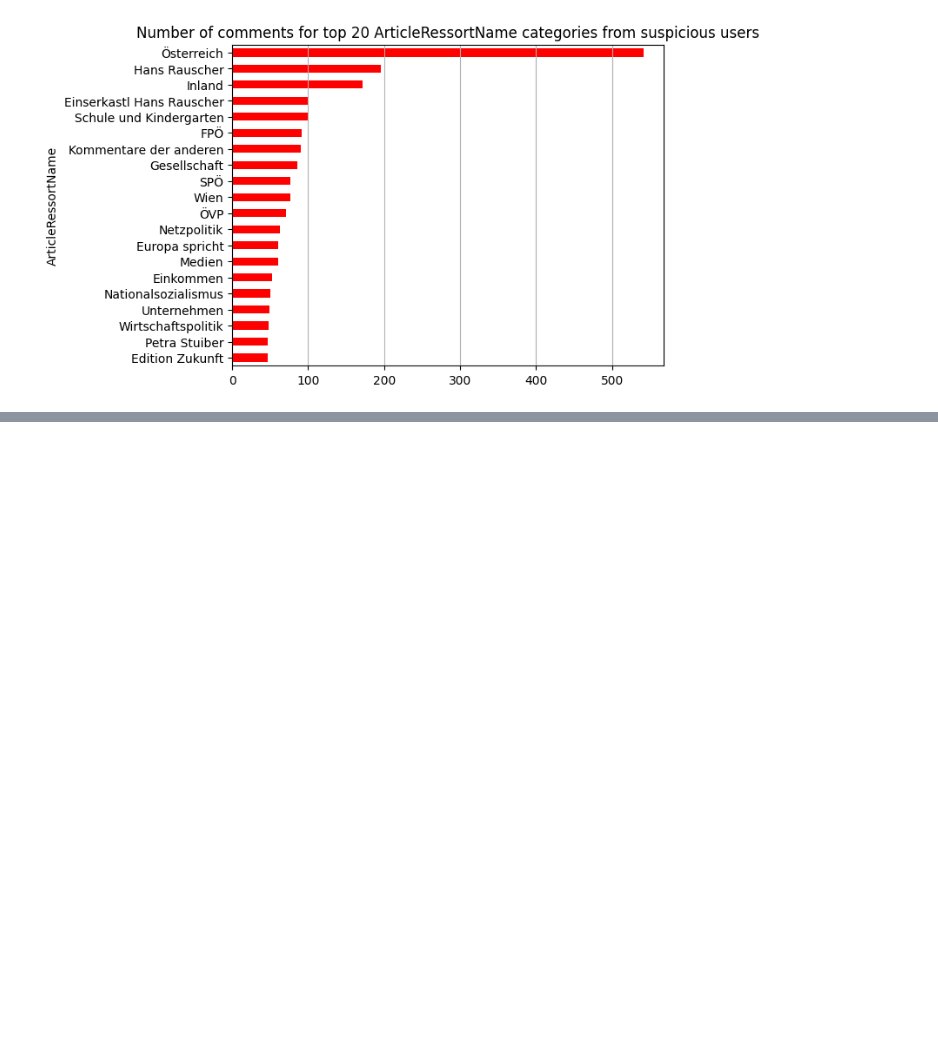
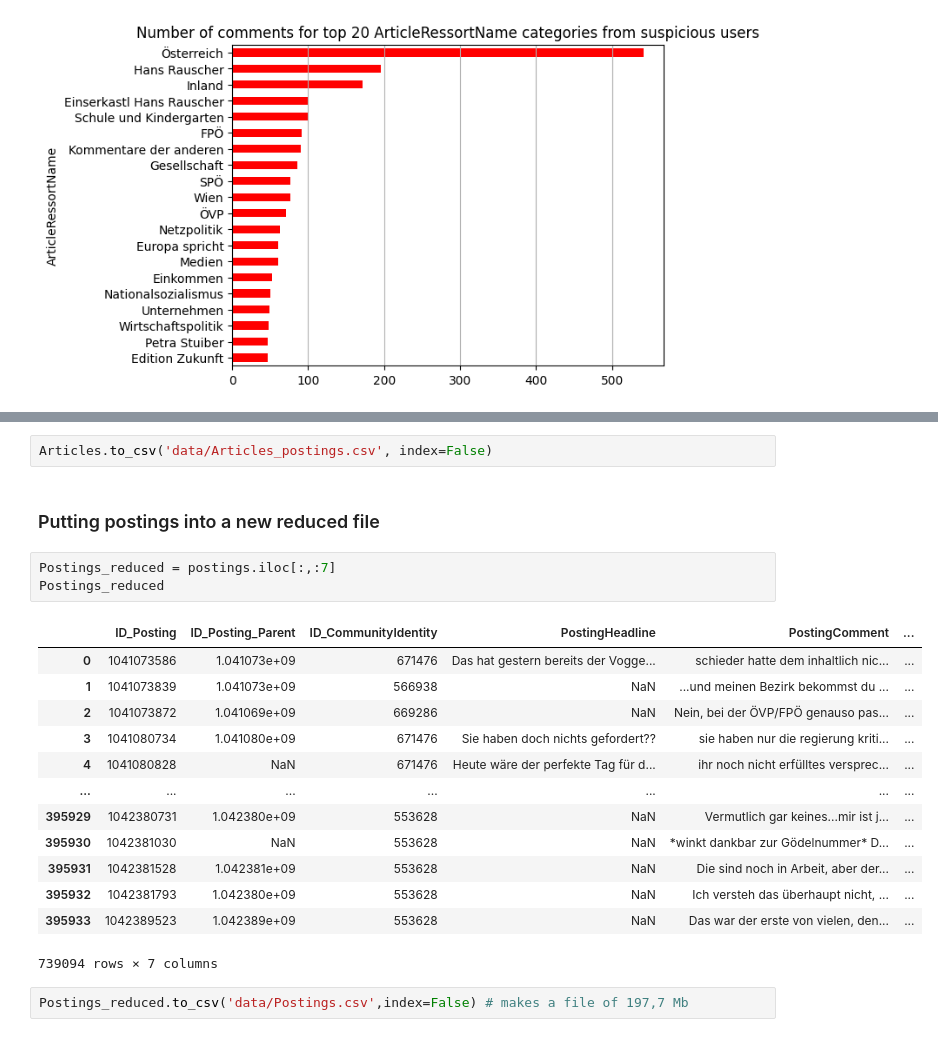
Before and after one commit to RomanGrebnev/sna_link_prediction, a Jupyter notebook: notebooks/emile_data_exploration_postings.ipynb, the cells around one changed output, grey strips where cells are left out. Cells and saved outputs as stored; diff of their text form; blank space fills up the shorter version.

Commit message:
More data exploration

```diff
--- a/notebooks/emile_data_exploration_postings.ipynb
+++ b/notebooks/emile_data_exploration_postings.ipynb
@@ -231,0 +259,23 @@ plt.show()
+# %%
+Articles.to_csv('data/Articles_postings.csv', index=False)
+# %% [markdown]
+### Putting postings into a new reduced file
+# %%
+Postings_reduced = postings.iloc[:,:7]
+Postings_reduced
+# %% [output]
+|  | ID_Posting | ID_Posting_Parent | ID_CommunityIdentity | PostingHeadline | PostingComment | ... |
+| 0 | 1041073586 | 1.041073e+09 | 671476 | Das hat gestern bereits der Vogge... | schieder hatte dem inhaltlich nic... | ... |
+| 1 | 1041073839 | 1.041073e+09 | 566938 | NaN | ...und meinen Bezirk bekommst du ... | ... |
+| 2 | 1041073872 | 1.041069e+09 | 669286 | NaN | Nein, bei der ÖVP/FPÖ genauso pas... | ... |
+| 3 | 1041080734 | 1.041080e+09 | 671476 | Sie haben doch nichts gefordert?? | sie haben nur die regierung kriti... | ... |
+| 4 | 1041080828 | NaN | 671476 | Heute wäre der perfekte Tag für d... | ihr noch nicht erfülltes versprec... | ... |
+| ... | ... | ... | ... | ... | ... | ... |
+| 395929 | 1042380731 | 1.042380e+09 | 553628 | NaN | Vermutlich gar keines...mir ist j... | ... |
+| 395930 | 1042381030 | NaN | 553628 | NaN | *winkt dankbar zur Gödelnummer* D... | ... |
+| 395931 | 1042381528 | 1.042381e+09 | 553628 | NaN | Die sind noch in Arbeit, aber der... | ... |
+| 395932 | 1042381793 | 1.042380e+09 | 553628 | NaN | Ich versteh das überhaupt nicht, ... | ... |
+| 395933 | 1042389523 | 1.042389e+09 | 553628 | NaN | Das war der erste von vielen, den... | ... |
+739094 rows × 7 columns
+# %%
+Postings_reduced.to_csv('data/Postings.csv',index=False) # makes a file of 197,7 Mb
```
Also changed, not shown: parts of 7 cells of this notebook, 1 other file.
